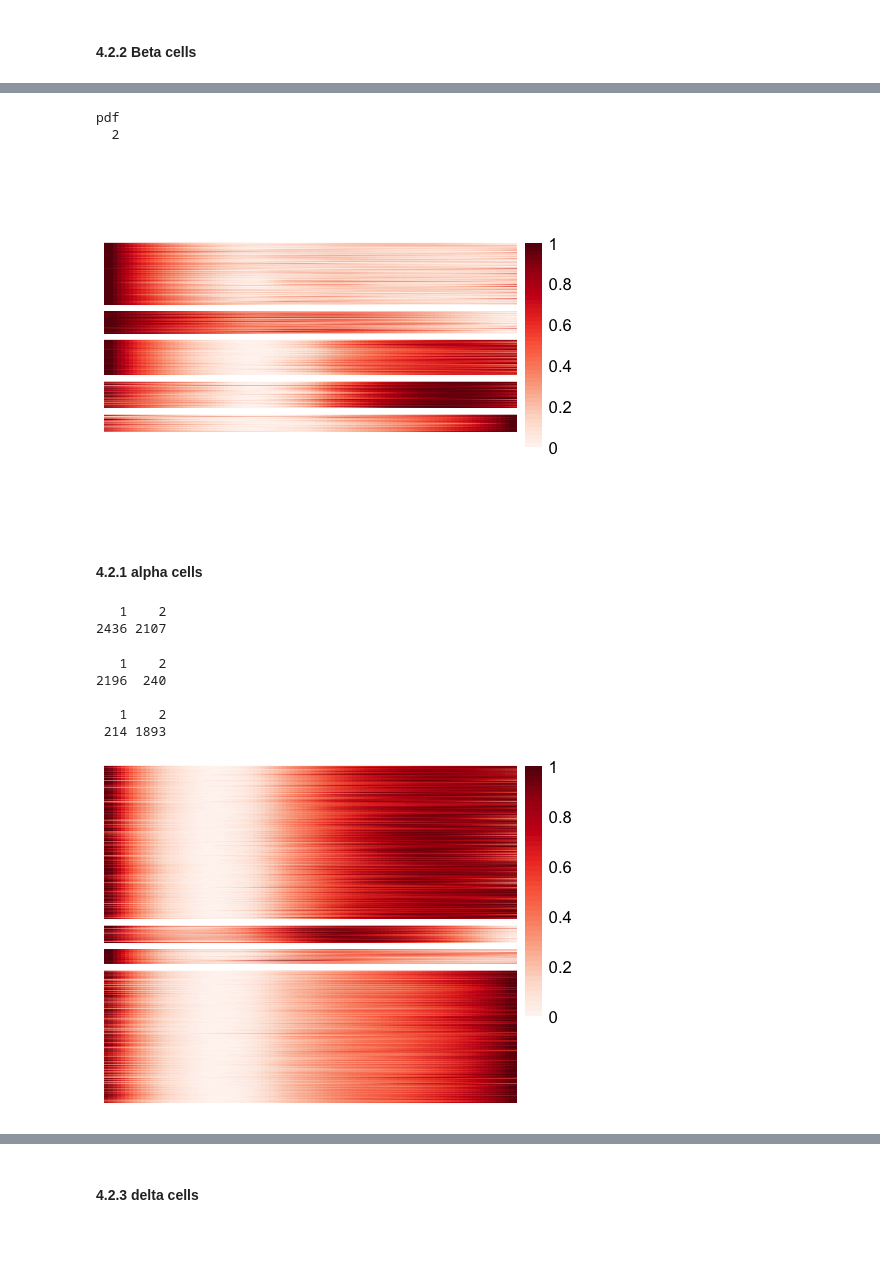
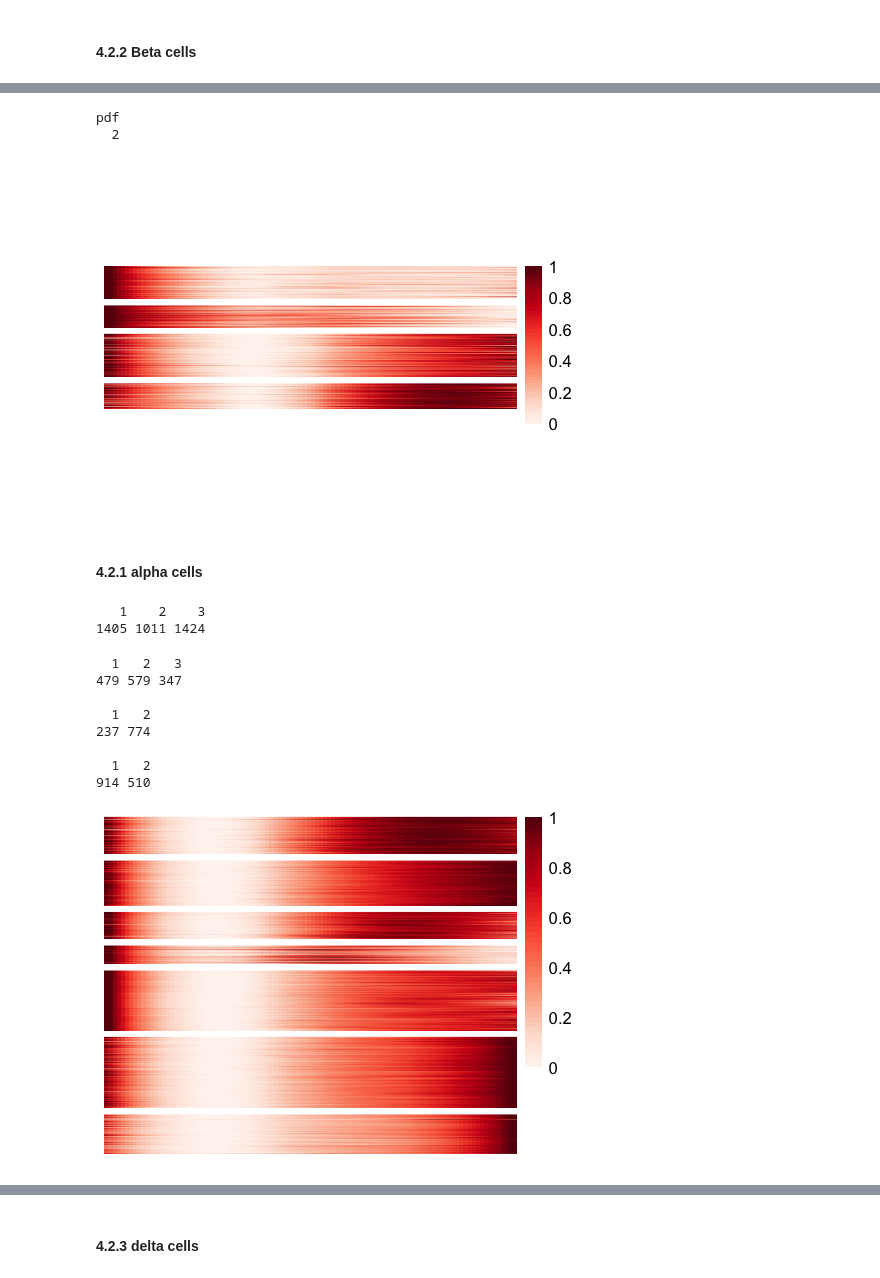
Before and after one commit to biomystery/islet_figs_motifs, a Jupyter notebook: multiple_promoter_transcript_level/05d.smooth_clustering_DA_peaks.ipynb, the cells around one changed output, grey strips where cells are left out. Drawn from its saved outputs; the diff is of its cells as text; code cells hidden in the pictures; blank space fills up the shorter version.

```diff
--- a/multiple_promoter_transcript_level/05d.smooth_clustering_DA_peaks.ipynb
+++ b/multiple_promoter_transcript_level/05d.smooth_clustering_DA_peaks.ipynb
@@ -276,9 +287,9 @@ smoothed.prom.pt.scaled.list <- lapply(c("alpha", "beta", "delta"), function(ct)
 
     if (F) {
         max.fun <- function(x, th = 5) sum(x > th)
-        tr.keep <- apply(dat.sub, 1, max.fun) >= 20
+        tr.keep <- apply(dat.sub, 1, max.fun) >= 10
     }
-    tr.keep <- apply(dat.sub, 1, max) >= 5
+    tr.keep <- (apply(dat.sub, 1, max) >= 10)
 
     table(tr.keep) %>% print
     dat.sub.2.scale <- dat.sub.2 <- dat.sub[tr.keep, ]
@@ -423,23 +434,23 @@ pheatmap(dat.sub.2.scale[names(final.ord)[order(final.ord)], ], gaps_row = as.nu
 # %%
 options(repr.plot.width = 4, repr.plot.height = 3)
 
-final.ord.2 <- final.ord
-final.ord <- final.ord %>% recode(`5` = 1, `4` = 2, `2` = 3, `1` = 4, `3` = 5)
+
+final.ord <- final.ord.2 %>% recode(`4` = 1, `3` = 2, `2` = 3, `1` = 4)
 names(final.ord) <- names(final.ord.2)
 
 p <- pheatmap(dat.sub.2.scale[names(final.ord)[order(final.ord)], ], cellheight = 0.1,
     gaps_row = as.numeric(cumsum(table(final.ord))), scale = "none", cluster_rows = F,
     cluster_cols = F, show_rownames = F, show_colnames = F, color = colorRampPalette(colors = brewer.pal(n = 9,
         name = "Reds"))(50))
-pdf("~/Dropbox (UCSD_Epigenomics)/workReports/2019-12-06_islet_psclusters/beta_ps_pamk.pdf",
+pdf("~/Dropbox (UCSD_Epigenomics)/workReports/2019-12-11_islet_psclusters/beta_ps_pamk.pdf",
     width = 4, height = 3, family = "Arial")
 print(p)
 dev.off()
-system("open ~/Dropbox (UCSD_Epigenomics)/workReports/2019-12-06_islet_psclusters/beta_ps_pamk.pdf")
+system("open ~/Dropbox (UCSD_Epigenomics)/workReports/2019-12-11_islet_psclusters/beta_ps_pamk.pdf")
 # %% [output]
 pdf
   2
-[figure, old version]
+[figure, new version]
 # %%
 ord.list <- list(beta=final.ord)
 # %% [markdown]
@@ -453,50 +464,47 @@ pk.scale <- pamk(dat.sub.2.scale, critout = F)
 table(pk.scale$pamobject$clustering)
 
 if (F) {
     pheatmap(dat.sub.2.scale[order(pk.scale$pamobject$clustering), ], scale = "none",
         cluster_rows = F, cluster_cols = F, show_rownames = F, show_colnames = F)
 
 }
 
 pk.scale.2 <- list()
 dat.sub.2.scale.1 <- list()
 
-for (i in 1:2) {
+for (i in 1:max(pk.scale$pamobject$clustering)) {
     # cat(paste0('For Cluster ',i,'\n'))
     dat.sub.2.scale.1[[i]] <- dat.sub.2.scale[pk.scale$pamobject$clustering == i,
         ]
     pk.scale.2[[i]] <- pamk(dat.sub.2.scale.1[[i]], critout = F)
     print(table(pk.scale.2[[i]]$pamobject$clustering))
     if (F) {
         pheatmap(dat.sub.2.scale.1[[i]][order(pk.scale.2[[i]]$pamobject$clustering),
             ], border_color = NA, scale = "none", cluster_rows = F, cluster_cols = F,
             show_rownames = F, show_colnames = F)
 
     }
 }
 
 #
-a = (pk.scale.2[[1]]$pamobject$clustering)
-b1 = a
-names(b1) = names(a)
-
-a = (pk.scale.2[[2]]$pamobject$clustering)
-b2 = a + length(unique(b1))
-names(b2) = names(a)
-
-
-final.ord = c(b1, b2)
-
-
+final.ord = 0
+for (i in 1:length(pk.scale.2)) {
+    a = (pk.scale.2[[i]]$pamobject$clustering) + max(final.ord)
+    final.ord <- c(final.ord, a)
+}
+final.ord <- final.ord[final.ord != 0]
 pheatmap(dat.sub.2.scale[names(final.ord)[order(final.ord)], ], gaps_row = as.numeric(cumsum(table(final.ord))),
     scale = "none", cluster_rows = F, cluster_cols = F, show_rownames = F, show_colnames = F,
     color = colorRampPalette(colors = brewer.pal(n = 9, name = "Reds"))(50), )
 # %% [output]
-   1    2
-2436 2107
+   1    2    3
+1405 1011 1424
-   1    2
-2196  240
+  1   2   3
+479 579 347
 
-   1    2
- 214 1893
+  1   2
+237 774
+
+  1   2
+914 510
-[figure, old version]
+[figure, new version]
```
Also changed, not shown: parts of 16 cells of this notebook, 3 other files.
